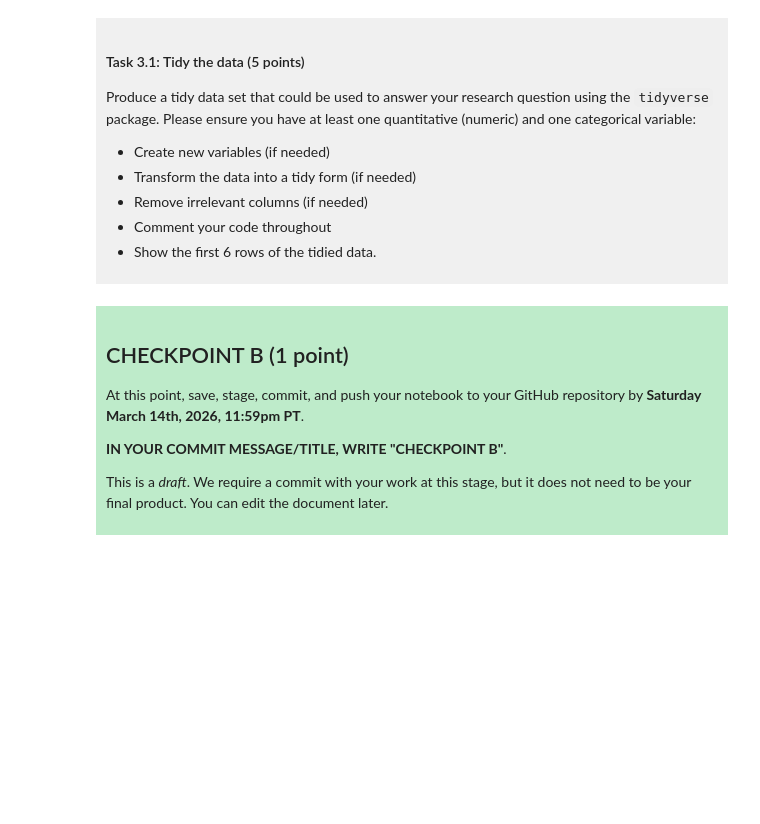
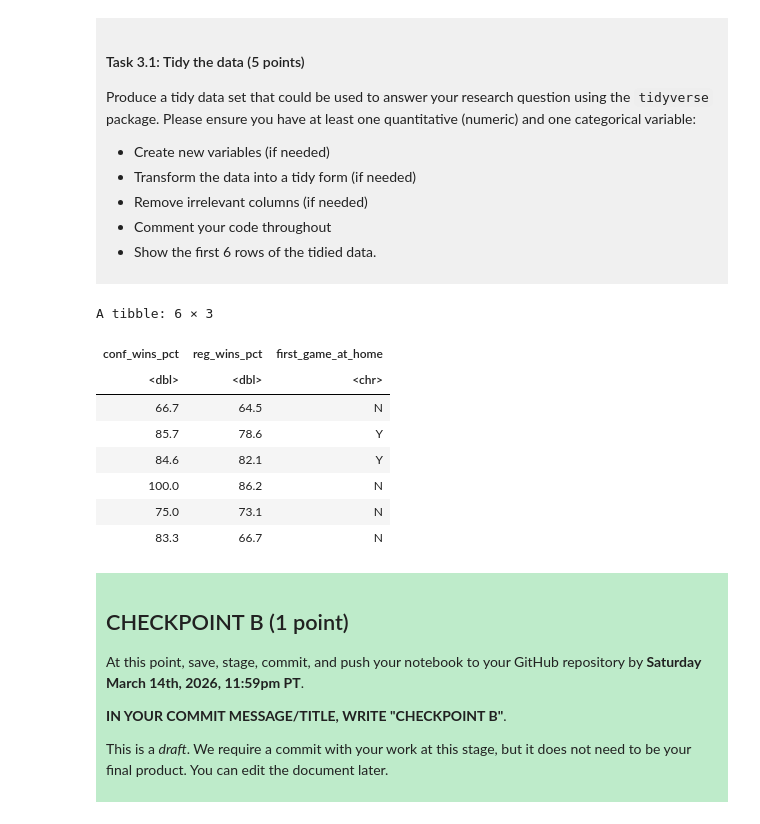
Before and after one commit to wangxiao20061221-a11y/dsci-100-project-template-2026, a Jupyter notebook: dsci-100-project-notebook.ipynb, the cells around one changed output. Drawn from its saved outputs; the diff is of its cells as text; code cells hidden in the pictures; blank space fills up the shorter version.

```diff
--- a/dsci-100-project-notebook.ipynb
+++ b/dsci-100-project-notebook.ipynb
@@ -185,7 +207,22 @@ Produce a tidy data set that could be used to answer your research question usin
 
 </div>
 # %%
-### EDIT THIS CODE CELL ###
+woman_basketball_selected <- woman_basketball |>
+select(conf_wins_pct, reg_wins_pct, first_game_at_home) |>
+filter(!is.na(conf_wins_pct))
+woman_basketball_selected_1 <- woman_basketball_selected |>
+slice(1:6)
+woman_basketball_selected_1
+# %% [output]
+A tibble: 6 × 3
+| conf_wins_pct | reg_wins_pct | first_game_at_home |
+| <dbl> | <dbl> | <chr> |
+| 66.7 | 64.5 | N |
+| 85.7 | 78.6 | Y |
+| 84.6 | 82.1 | Y |
+| 100.0 | 86.2 | N |
+| 75.0 | 73.1 | N |
+| 83.3 | 66.7 | N |
 # %% [markdown]
 <div style="background-color: #beebca; padding: 10px;">
 
```
Also changed, not shown: parts of 4 cells of this notebook.
